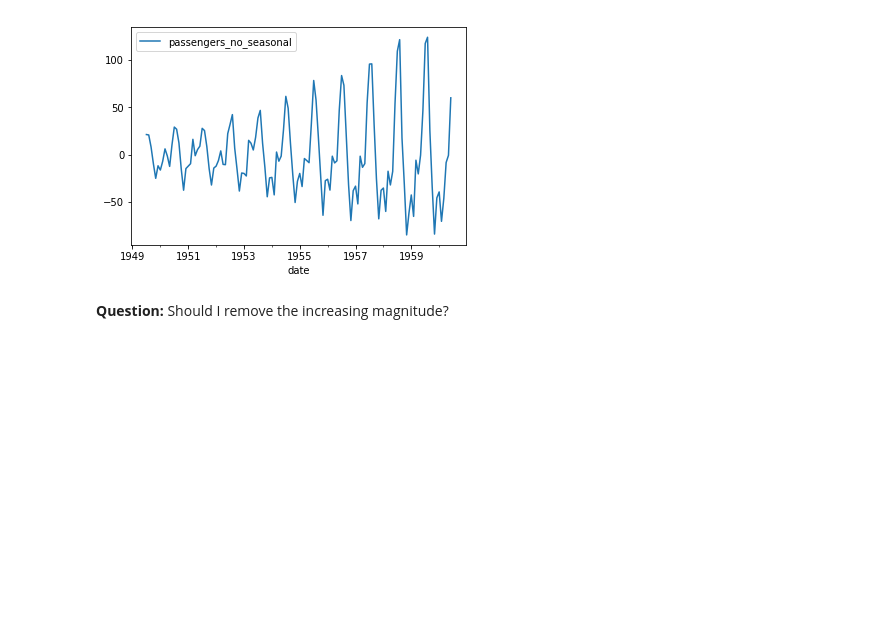
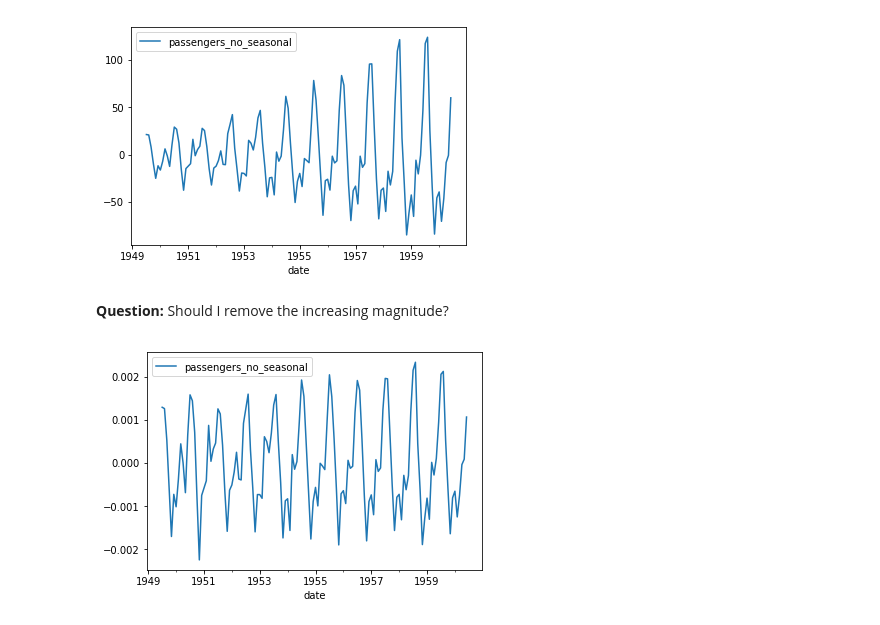
Before and after one commit to snowch-notes/statistics-old, a Jupyter notebook: timeseries/estimating_ts_components.ipynb, the cells around one changed output. Drawn from its saved outputs; the diff is of its cells as text; code cells hidden in the pictures; blank space fills up the shorter version.

```diff
--- a/timeseries/estimating_ts_components.ipynb
+++ b/timeseries/estimating_ts_components.ipynb
@@ -151,3 +151,19 @@ ax = flights['passengers_no_seasonal'].plot(legend=True)
 [figure]
 # %% [markdown]
 **Question:** Should I remove the increasing magnitude?
+# %%
+flights = get_flights()
+
+flights['passengers_pwr'] = np.power(flights['passengers'], 1.0/128.0)
+flights['passengers_wma'] = flights['passengers_pwr'].rolling(
+                                            window=13, center=True
+                                        ).apply(
+                                            lambda a: weighted_mean(a), raw=False
+                                        )
+flights = flights[ ~ np.isnan(flights['passengers_wma']) ]
+
+flights['passengers_no_seasonal'] = flights['passengers_pwr'] - flights['passengers_wma']
+
+ax = flights['passengers_no_seasonal'].plot(legend=True)
+# %% [output]
+[figure, added]
```
